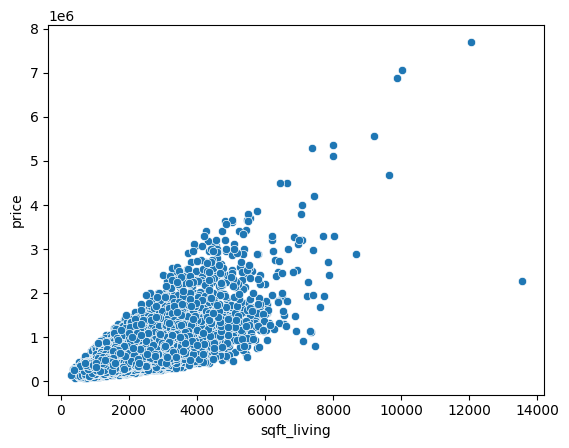
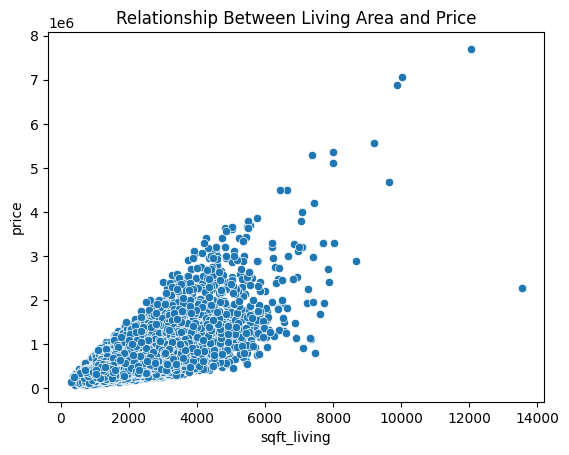
The change to this notebook cell's code, shown as a diff; its figure went from the first image to the second:
--- before
+++ after
@@ -1,2 +1,3 @@
 sns.scatterplot(x=df["sqft_living"], y=df["price"])
+plt.title("Relationship Between Living Area and Price")
 plt.show()

Commit: feature: add eda results and description